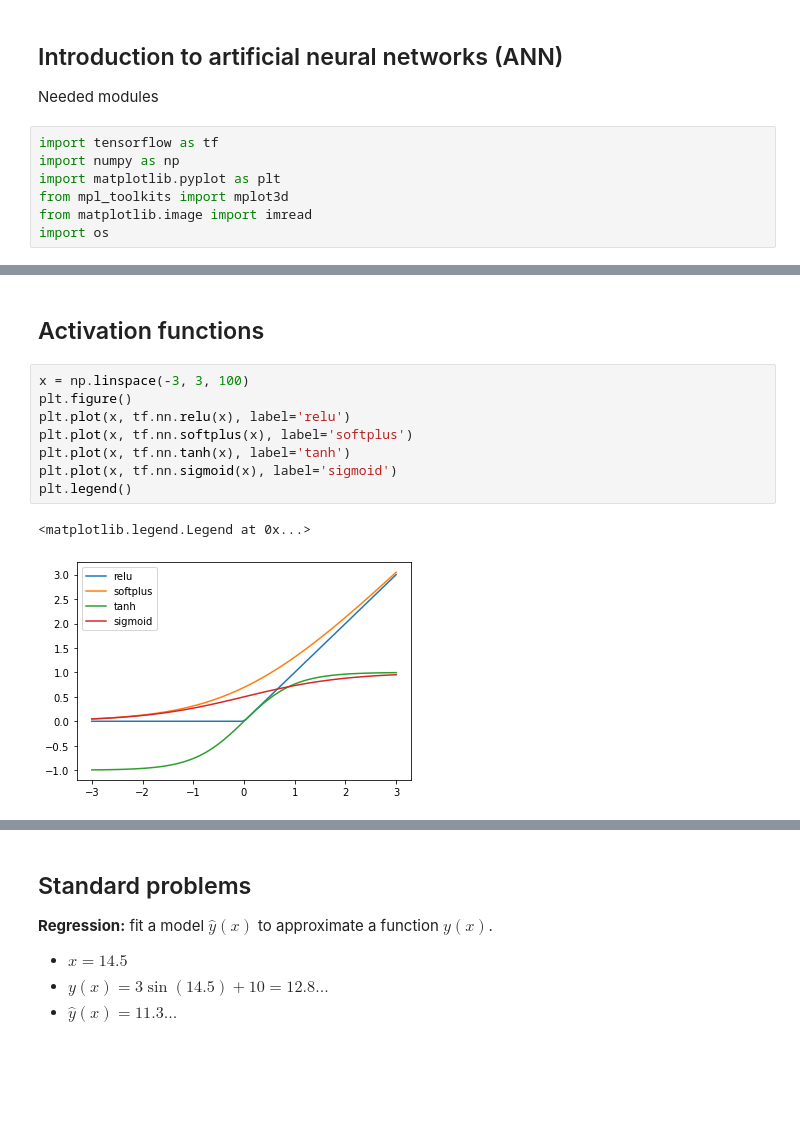
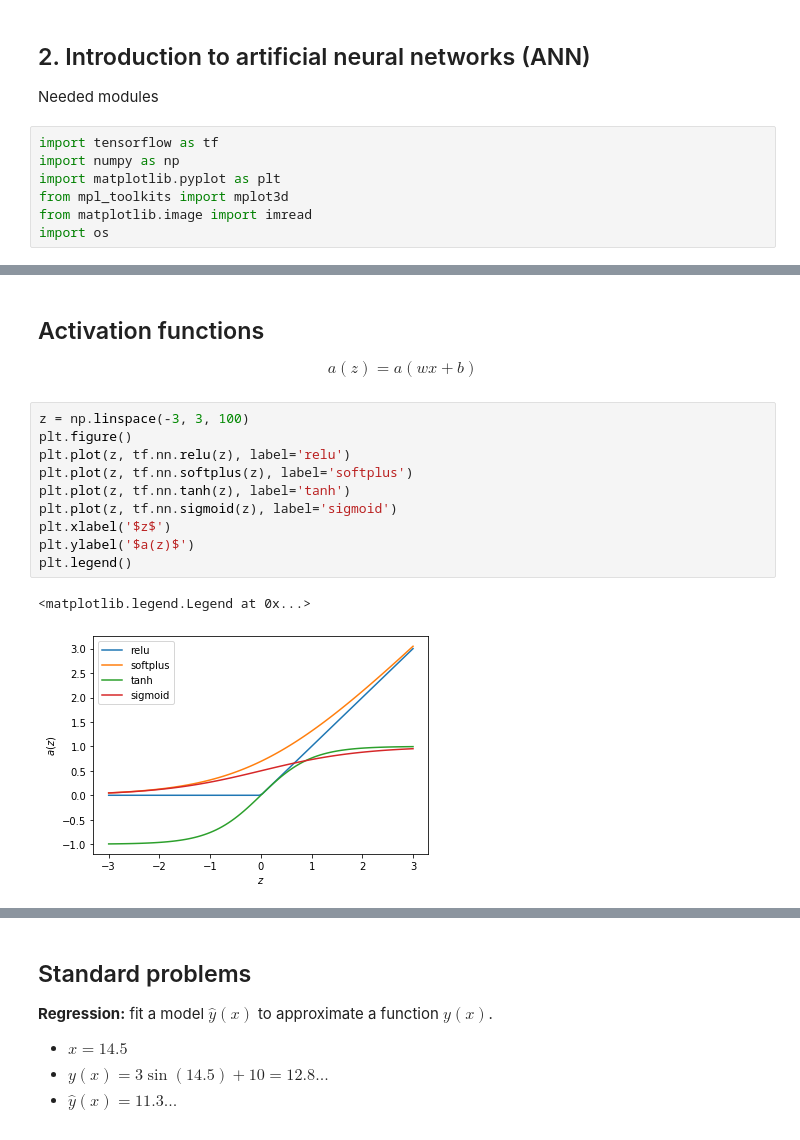
Before and after one commit to StephanRhode/py-algorithms-4-automotive-engineering, a Jupyter notebook: 04_mini-projects/09_deepl.ipynb, the cells around one changed output, grey strips where cells are left out. Saved outputs shown, nothing was run; the diff lists cells and outputs as text; blank space fills up the shorter version.

```diff
--- a/04_mini-projects/09_deepl.ipynb
+++ b/04_mini-projects/09_deepl.ipynb
@@ -48,7 +62,7 @@ Cons:
 - Difficult to train (vanishing gradient,...)
 - High number of internal parameters
 # %% [markdown]
-## Introduction to artificial neural networks (ANN)
+## 2. Introduction to artificial neural networks (ANN)
 
 Needed modules
 # %%
@@ -77,17 +91,21 @@ $$
 $$
 # %% [markdown]
 ## Activation functions
+
+$$ a(z) = a(w x + b) $$
 # %%
-x = np.linspace(-3, 3, 100)
+z = np.linspace(-3, 3, 100)
 plt.figure()
-plt.plot(x, tf.nn.relu(x), label='relu')
-plt.plot(x, tf.nn.softplus(x), label='softplus')
-plt.plot(x, tf.nn.tanh(x), label='tanh')
-plt.plot(x, tf.nn.sigmoid(x), label='sigmoid')
+plt.plot(z, tf.nn.relu(z), label='relu')
+plt.plot(z, tf.nn.softplus(z), label='softplus')
+plt.plot(z, tf.nn.tanh(z), label='tanh')
+plt.plot(z, tf.nn.sigmoid(z), label='sigmoid')
+plt.xlabel('$z$')
+plt.ylabel('$a(z)$')
 plt.legend()
 # %% [output]
 <matplotlib.legend.Legend at 0x...>
-[figure, old version]
+[figure, new version]
 # %% [markdown]
 ## ANN architecture
 
```
Also changed, not shown: parts of 16 cells of this notebook, 2 other files.
